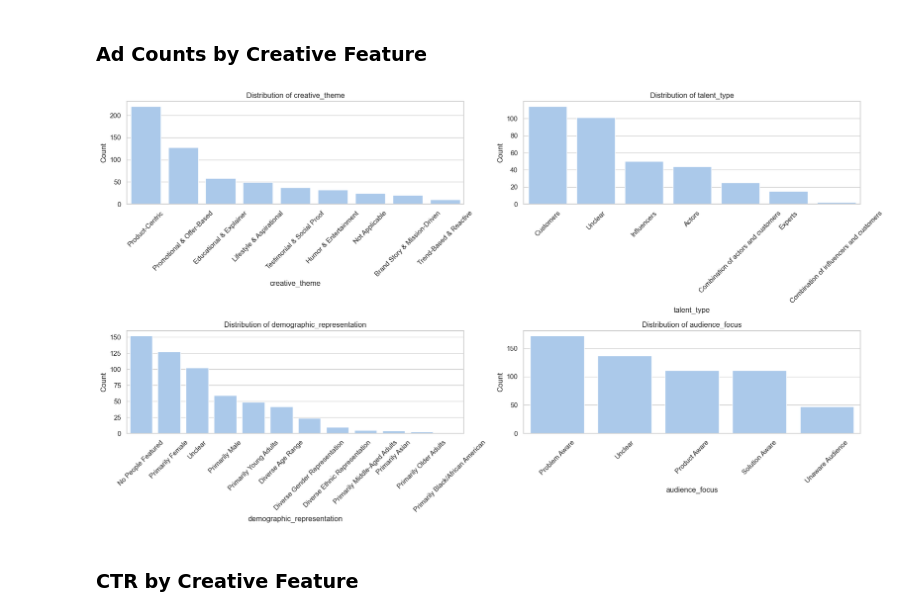
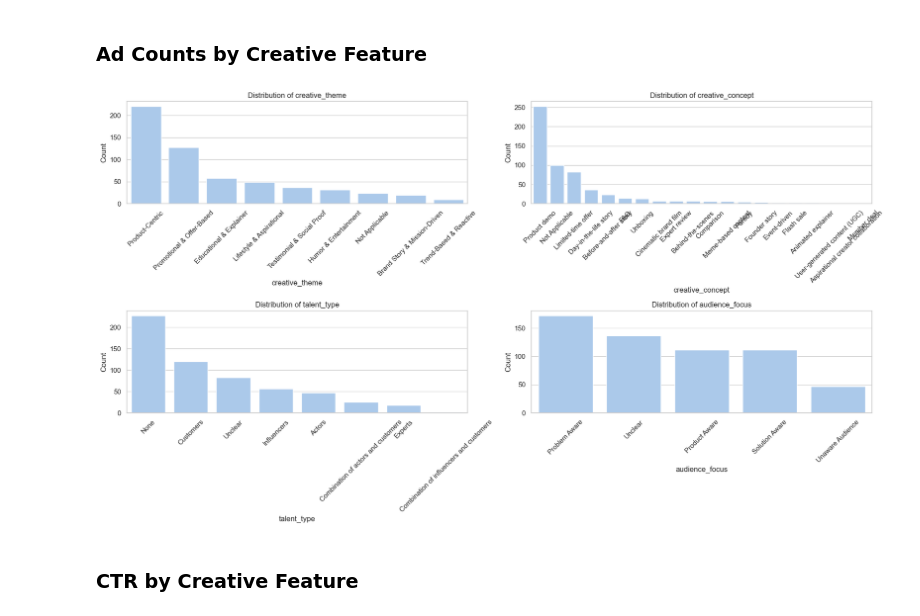
Before and after one commit to camilojaure/NarrativeLens, a Jupyter notebook: src/modeling/regression_analysis_thesis.ipynb, the cells around one changed output. Saved outputs shown, nothing was run; the diff lists cells and outputs as text; code cells hidden in the pictures.

```diff
--- a/src/modeling/regression_analysis_thesis.ipynb
+++ b/src/modeling/regression_analysis_thesis.ipynb
@@ -65,6 +65,10 @@ None
 # %%
 # Fill NaN values in 'talent_type' with 'None'
 df['talent_type'] = np.where(df['talent_type'].isna(), 'None', df['talent_type'])
+
+# Fill NaN values in 'creative_concept' with 'Not Applicable'
+df['creative_concept'].fillna('Not Applicable', inplace=True)
+
 # Check for NaN values in the dataset
 print("NaN values in dataset after filling 'talent_type':")
 print(df.isna().sum())
@@ -114,27 +124,27 @@ plt.show()
 # %% [markdown]
 ### Ad Counts by Creative Feature
 # %%
-creative_features = ['creative_theme', 'talent_type', 'demographic_representation', 'audience_focus']
+creative_features = ['creative_theme', 'creative_concept', 'talent_type', 'audience_focus']
 
 fig, axes = plt.subplots(2, 2, figsize=(18, 10), sharey=False)
 axes = axes.flatten()
 
 for ax, feature in zip(axes, creative_features):
     sns.countplot(data=df, x=feature, order=df[feature].value_counts().index, ax=ax)
     ax.set_title(f"Distribution of {feature}")
     ax.set_xlabel(feature)
     ax.set_ylabel("Count")
     ax.tick_params(axis='x', rotation=45)
 
 # Hide the unused subplot (the 6th one)
 if len(creative_features) < len(axes):
     for i in range(len(creative_features), len(axes)):
         axes[i].set_visible(False)
 
 plt.tight_layout()
 plt.show()
 # %% [output]
-[figure, old version]
+[figure, new version]
 # %% [markdown]
 ### CTR by Creative Feature
 # %% [markdown]
```
Also changed, not shown: parts of 10 cells of this notebook, 2 other files.
